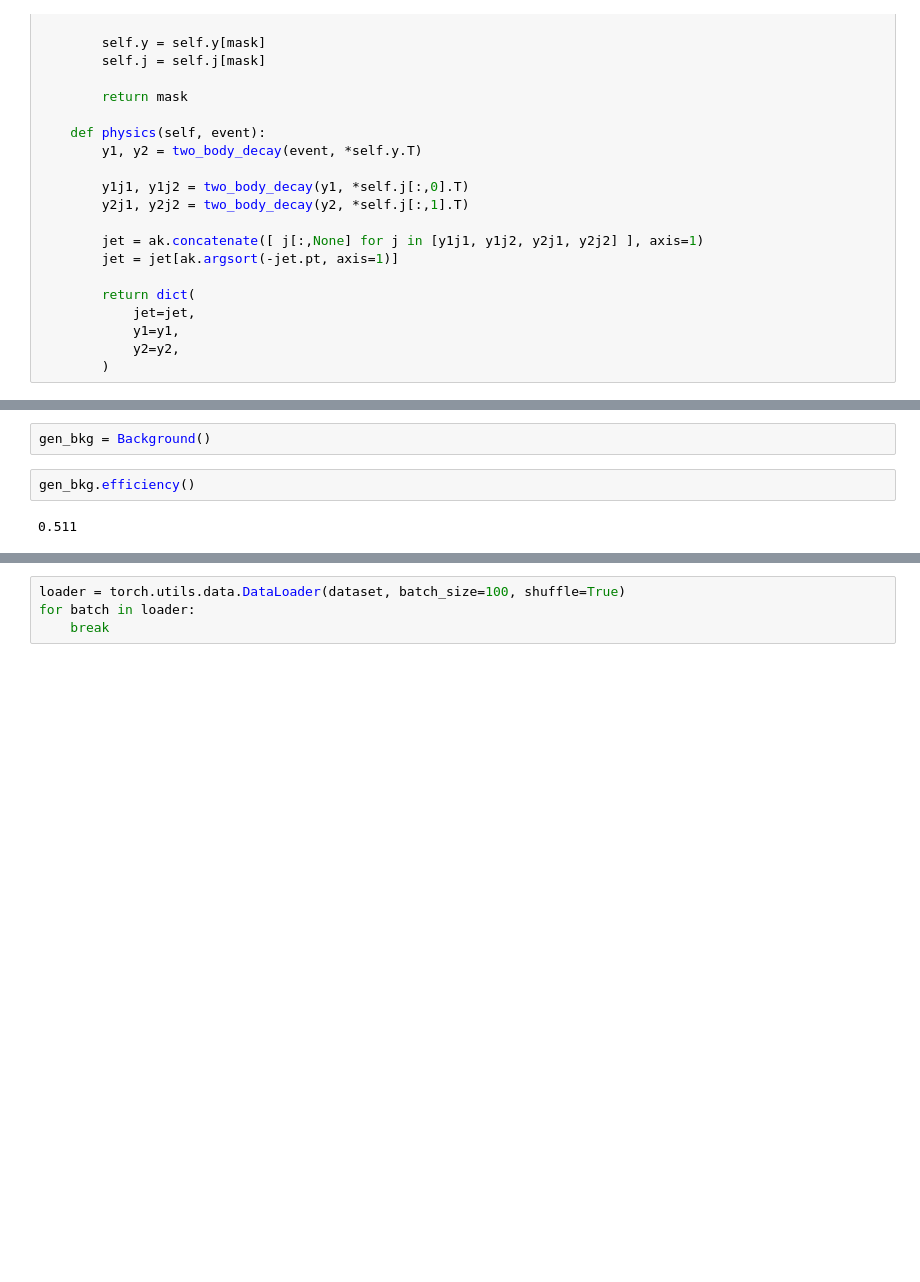
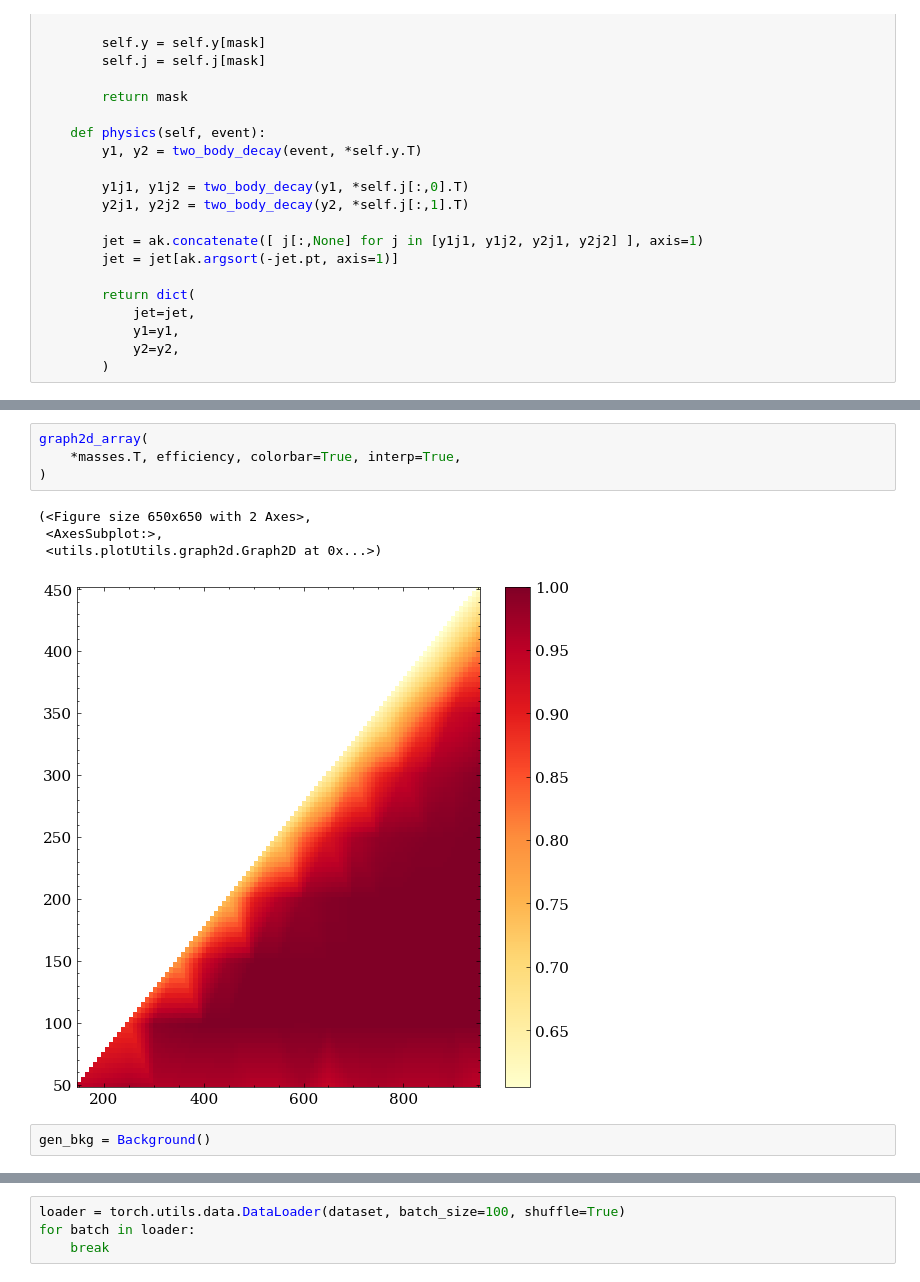
Before and after one commit to ekoenig4/analysis, a Jupyter notebook: jupyter/dev/ml_hashing_for_pnn.ipynb, the cells around one changed output, grey strips where cells are left out. Drawn from its saved outputs; the diff is of its cells as text; blank space fills up the shorter version.

```diff
--- a/jupyter/dev/ml_hashing_for_pnn.ipynb
+++ b/jupyter/dev/ml_hashing_for_pnn.ipynb
@@ -107,6 +127,11 @@ gen_sig = { mass:Signal(*mass) for mass in masses }
+# %%
+graph2d_array(
+    *masses.T, efficiency, colorbar=True, interp=True,
+)
+# %% [output]
+(<Figure size 650x650 with 2 Axes>,
+ <AxesSubplot:>,
+ <utils.plotUtils.graph2d.Graph2D at 0x...>)
+[figure, added]
 # %%
 gen_bkg = Background()
-# %%
-gen_bkg.efficiency()
-# %% [output]
-0.511
```
Also changed, not shown: parts of 25 cells of this notebook, 3 other files.
